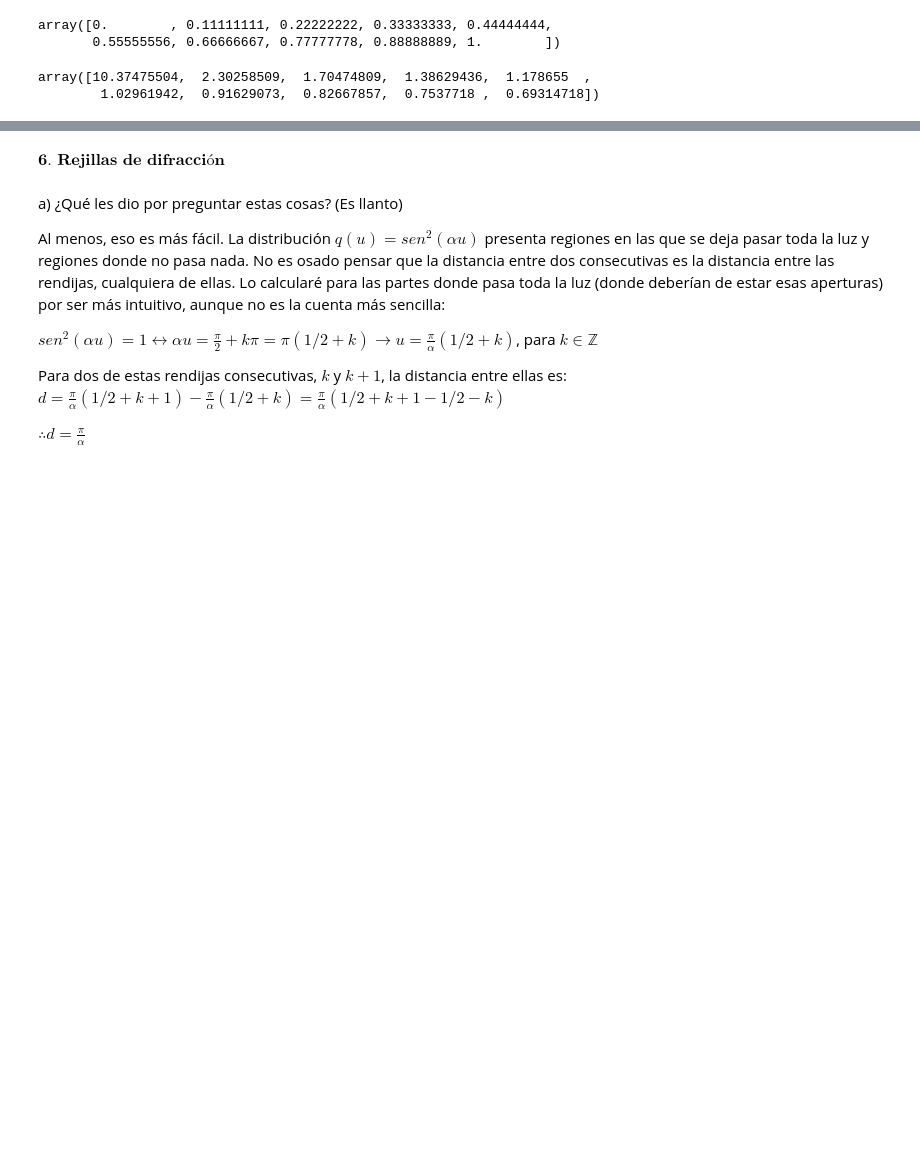
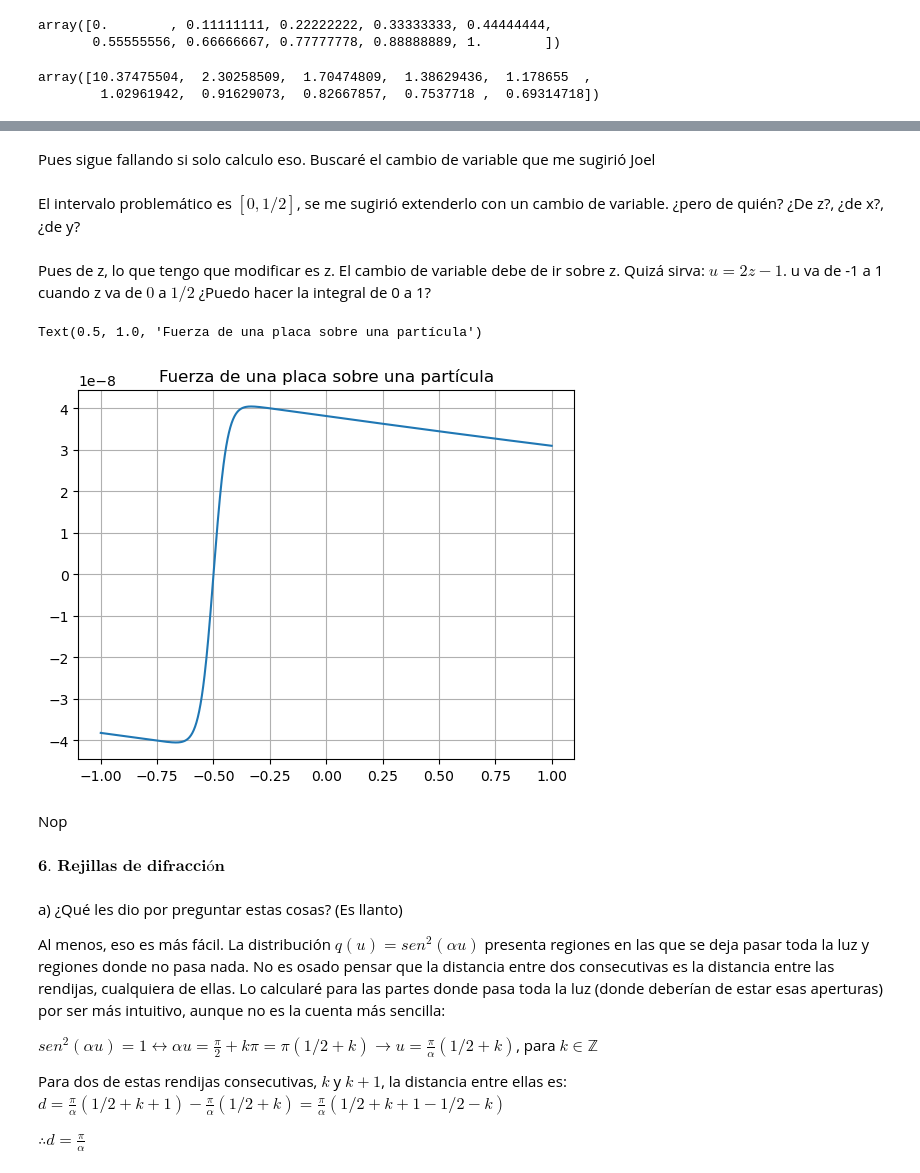
Before and after one commit to ds03wwwww/ayuda, a Jupyter notebook: Prácticas/TareaPráctica4.ipynb, the cells around one changed output, grey strips where cells are left out. Cells and saved outputs as stored; diff of their text form; code cells hidden in the pictures; blank space fills up the shorter version.

```diff
--- a/Prácticas/TareaPráctica4.ipynb
+++ b/Prácticas/TareaPráctica4.ipynb
@@ -432,3 +442,27 @@ Lo pospondré por ahora, pero quizá sirva sacar esa región del cálculo, o cal
+# %% [markdown]
+Pues sigue fallando si solo calculo eso. Buscaré el cambio de variable que me sugirió Joel
+# %% [markdown]
+El intervalo problemático es $[0,1/2]$, se me sugirió extenderlo con un cambio de variable. ¿pero de quién? ¿De z?, ¿de x?, ¿de y?
+# %% [markdown]
+Pues de z, lo que tengo que modificar es z. El cambio de variable debe de ir sobre z. Quizá sirva: $u = 2z-1$. u va de -1 a 1 cuando z va de $0$ a $1/2$ ¿Puedo hacer la integral de 0 a 1?
+# %%
+import numpy as np
+z=np.linspace(-1,1,1000) #defino los valores de z
+G=6.674*(10**(-11))
+sig = 10000/(10*10) #densidad de masa superficial
+L = 10
+def f(x,y):
+    return (x**2+y**2+(z+1/2)**2)**(-3/2)
+F12 = G*sig*(z+1/2)*gauss2(f,-L/2,L/2,100)
+import matplotlib.pyplot as plt
+plt.plot(z,F12)
+plt.grid()
+plt.title('Fuerza de una placa sobre una partícula')
+# %% [output]
+Text(0.5, 1.0, 'Fuerza de una placa sobre una partícula')
+[figure, added]
+# %% [markdown]
+Nop
 # %% [markdown]
 $\textbf{6. Rejillas de difracción}$
 # %% [markdown]
```
Also changed, not shown: parts of 9 cells of this notebook, 1 other file.
